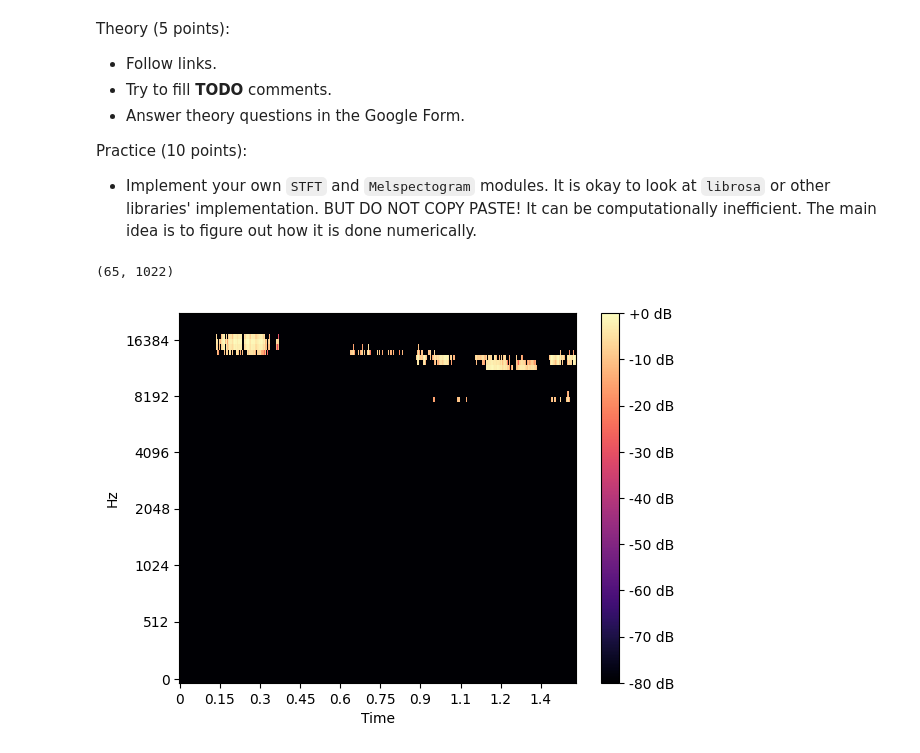
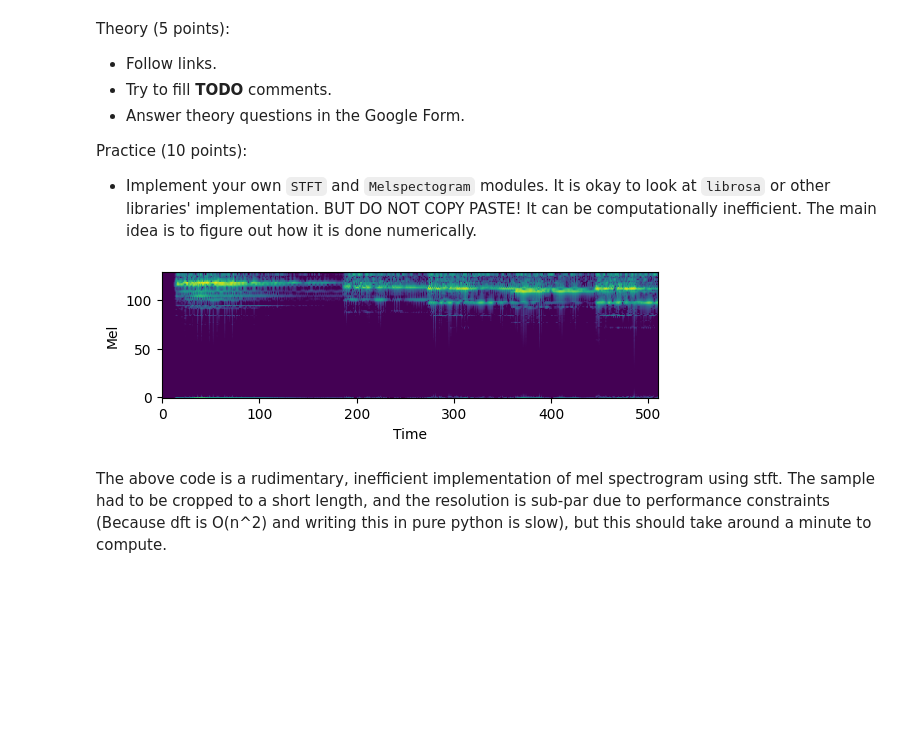
Before and after one commit to ch1pkav/audio_proc_hw1, a Jupyter notebook: Intro_to_Audio_ML.ipynb, the cells around one changed output. Cells and saved outputs as stored; diff of their text form; code cells hidden in the pictures; blank space fills up the shorter version.

Commit message:
better-looking visualization

```diff
--- a/Intro_to_Audio_ML.ipynb
+++ b/Intro_to_Audio_ML.ipynb
@@ -748,7 +748,6 @@ def my_dft(x):
     N = len(x)
     X = (sum(x[n]*np.exp(-2j*np.pi*n*k/N) for n in range(N)) for k in range(N))
     return np.fromiter(X, dtype=np.complex128, count=len(x))
-
 
 def my_stft(x, win_length=2048, hop_length=512):
     X = np.array([my_dft(x[i:i+win_length]) for i in range(0, len(x)-win_length, hop_length)]).T
@@ -769,36 +768,39 @@ def create_mel_filterbank(sr, n_fft, n_mels=128):
 
     bin_points = np.floor((n_fft + 1) * hz_points / sr).astype(int)
 
     filters = np.zeros((n_mels, n_fft // 2 + 1))
 
     for i in range(1, n_mels + 1):
         filters[i - 1, bin_points[i - 1]:bin_points[i]] = \
             (np.arange(bin_points[i - 1], bin_points[i]) - bin_points[i - 1]) / (bin_points[i] - bin_points[i - 1])
 
         filters[i - 1, bin_points[i]:bin_points[i + 1]] = \
             1 - (np.arange(bin_points[i], bin_points[i + 1]) - bin_points[i]) / (bin_points[i + 1] - bin_points[i])
 
     return filters.T
 
 def my_mel(x, sr, win_length=2048, hop_length=512, n_mels=128):
     stft_result = my_stft(x, win_length=win_length, hop_length=hop_length)
     power_spec = np.abs(stft_result)**2
 
     mel_filters = create_mel_filterbank(sr, win_length, n_mels=n_mels)
     mel_spec = np.dot(mel_filters, power_spec)
 
     return mel_spec
 
 
 
 x, sr = librosa.load('np.wav', sr=None)
 
-X = my_mel(x[:65536], sr, win_length=128, hop_length=64, n_mels=128)
-print(X.shape)
+X = my_mel(x[4096:65536+4096], sr, win_length=256, hop_length=128, n_mels=256) # cropped the sample in a hacky way
 
-librosa.display.specshow(librosa.power_to_db(X, ref=np.max), sr=sr, hop_length=64, x_axis='time', y_axis='mel')
-plt.colorbar(format='%+2.0f dB')
+X_show = librosa.amplitude_to_db(X, ref=np.max)
+plt.imshow(X_show)
+plt.xlabel('Time')
+plt.ylabel('Mel')
+plt.gca().invert_yaxis()
 plt.show()
 # %% [output]
-(65, 1022)
-[figure, old version]
+[figure, new version]
+# %% [markdown]
+The above code is a rudimentary, inefficient implementation of mel spectrogram using stft. The sample had to be cropped to a short length, and the resolution is sub-par due to performance constraints (Because dft is O(n^2) and writing this in pure python is slow), but this should take around a minute to compute.
```
